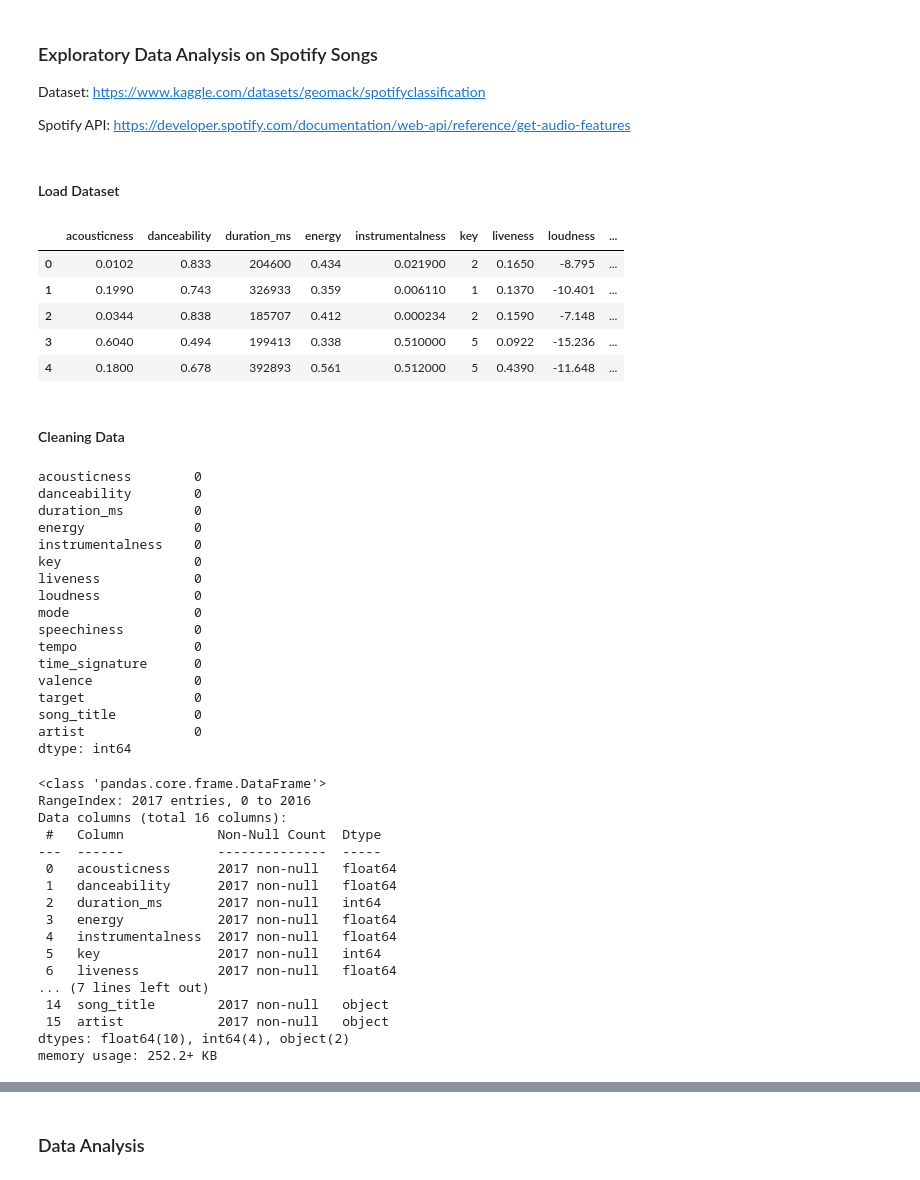
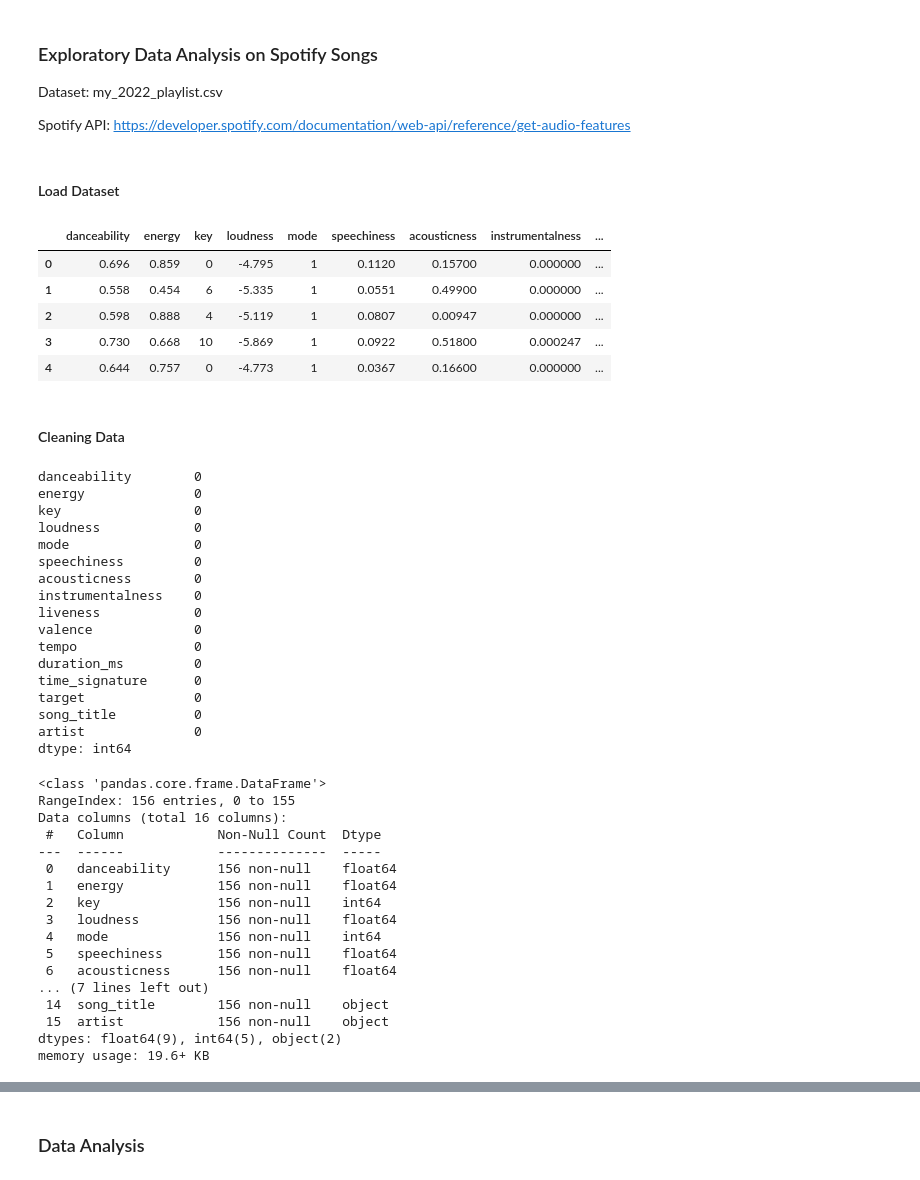
Before and after one commit to jaylim2216/EDA-Spotify, a Jupyter notebook: spotifyeda.ipynb, the cells around one changed output, grey strips where cells are left out. Saved outputs shown, nothing was run; the diff lists cells and outputs as text; code cells hidden in the pictures.

```diff
--- a/spotifyeda.ipynb
+++ b/spotifyeda.ipynb
@@ -1,6 +1,6 @@
 # %% [markdown]
 ### Exploratory Data Analysis on Spotify Songs
-Dataset: https://www.kaggle.com/datasets/geomack/spotifyclassification
+Dataset: my_2022_playlist.csv
 
 Spotify API: https://developer.spotify.com/documentation/web-api/reference/get-audio-features
 # %%
@@ -14,34 +14,33 @@ sns.set_style("white")
 # %% [markdown]
 #### Load Dataset
 # %%
-data = pd.read_csv("./spotify_data.csv")
-data.drop("Unnamed: 0", axis=1, inplace=True)
+data = pd.read_csv("./my_2022_playlist.csv")
 data.head()
 # %% [output]
-|  | acousticness | danceability | duration_ms | energy | instrumentalness | key | liveness | loudness | ... |
-| 0 | 0.0102 | 0.833 | 204600 | 0.434 | 0.021900 | 2 | 0.1650 | -8.795 | ... |
-| 1 | 0.1990 | 0.743 | 326933 | 0.359 | 0.006110 | 1 | 0.1370 | -10.401 | ... |
-| 2 | 0.0344 | 0.838 | 185707 | 0.412 | 0.000234 | 2 | 0.1590 | -7.148 | ... |
-| 3 | 0.6040 | 0.494 | 199413 | 0.338 | 0.510000 | 5 | 0.0922 | -15.236 | ... |
-| 4 | 0.1800 | 0.678 | 392893 | 0.561 | 0.512000 | 5 | 0.4390 | -11.648 | ... |
+|  | danceability | energy | key | loudness | mode | speechiness | acousticness | instrumentalness | ... |
+| 0 | 0.696 | 0.859 | 0 | -4.795 | 1 | 0.1120 | 0.15700 | 0.000000 | ... |
+| 1 | 0.558 | 0.454 | 6 | -5.335 | 1 | 0.0551 | 0.49900 | 0.000000 | ... |
+| 2 | 0.598 | 0.888 | 4 | -5.119 | 1 | 0.0807 | 0.00947 | 0.000000 | ... |
+| 3 | 0.730 | 0.668 | 10 | -5.869 | 1 | 0.0922 | 0.51800 | 0.000247 | ... |
+| 4 | 0.644 | 0.757 | 0 | -4.773 | 1 | 0.0367 | 0.16600 | 0.000000 | ... |
 # %% [markdown]
 #### Cleaning Data
 # %%
 data.isna().sum()   # To check for missing values
 # %% [output]
-acousticness        0
 danceability        0
-duration_ms         0
 energy              0
-instrumentalness    0
 key                 0
-liveness            0
 loudness            0
 mode                0
 speechiness         0
+acousticness        0
+instrumentalness    0
+liveness            0
+valence             0
 tempo               0
+duration_ms         0
 time_signature      0
-valence             0
 target              0
 song_title          0
 artist              0
@@ -50,22 +49,22 @@ dtype: int64
 data.info()     # To better understand the data such as its data type
 # %% [output]
 <class 'pandas.core.frame.DataFrame'>
-RangeIndex: 2017 entries, 0 to 2016
+RangeIndex: 156 entries, 0 to 155
 Data columns (total 16 columns):
  #   Column            Non-Null Count  Dtype
 ---  ------            --------------  -----
- 0   acousticness      2017 non-null   float64
- 1   danceability      2017 non-null   float64
- 2   duration_ms       2017 non-null   int64
- 3   energy            2017 non-null   float64
- 4   instrumentalness  2017 non-null   float64
- 5   key               2017 non-null   int64
- 6   liveness          2017 non-null   float64
+ 0   danceability      156 non-null    float64
+ 1   energy            156 non-null    float64
+ 2   key               156 non-null    int64
+ 3   loudness          156 non-null    float64
+ 4   mode              156 non-null    int64
+ 5   speechiness       156 non-null    float64
+ 6   acousticness      156 non-null    float64
 ... (7 lines left out)
- 14  song_title        2017 non-null   object
- 15  artist            2017 non-null   object
-dtypes: float64(10), int64(4), object(2)
-memory usage: 252.2+ KB
+ 14  song_title        156 non-null    object
+ 15  artist            156 non-null    object
+dtypes: float64(9), int64(5), object(2)
+memory usage: 19.6+ KB
 # %%
 data.describe() # Summary statistics of the data
 # %% [output]
```
Also changed, not shown: parts of 10 cells of this notebook.
